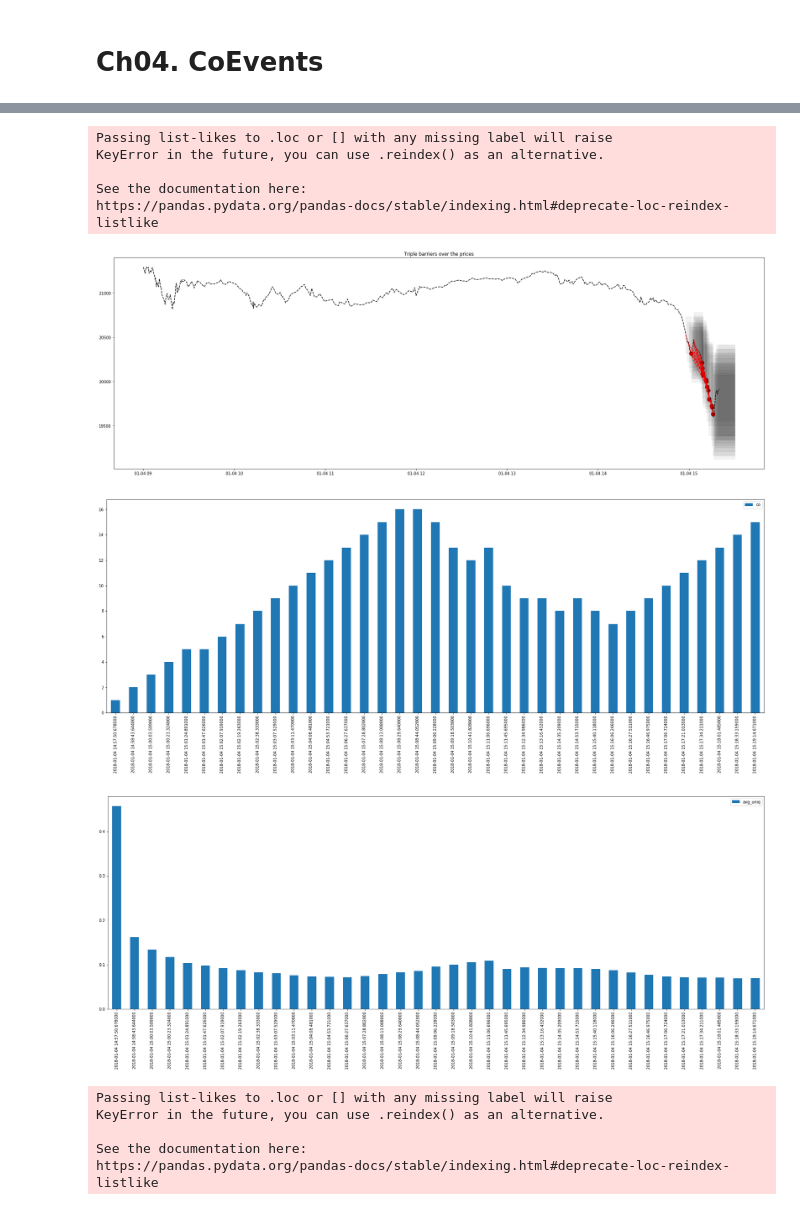
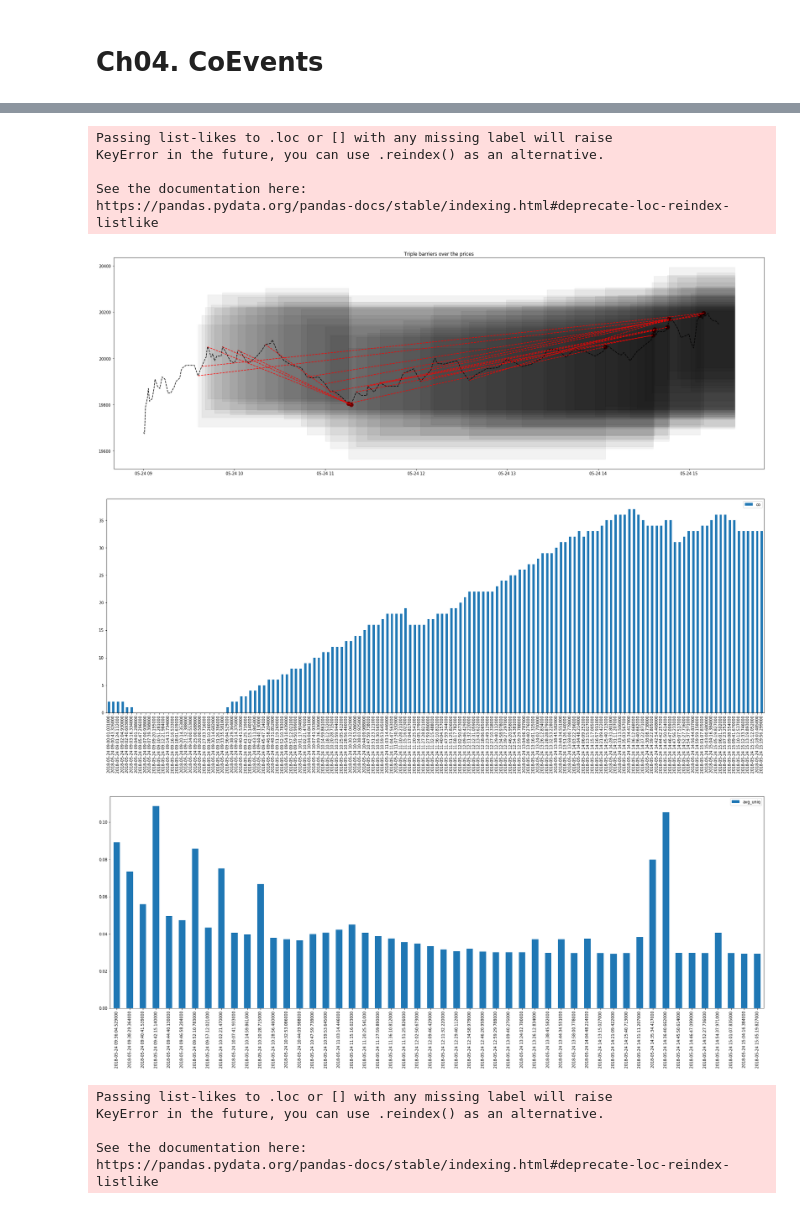
Before and after one commit to cw-jang/adv_finance, a Jupyter notebook: examples/Ch04/Ch04 CoEvents.ipynb, the cells around one changed output, grey strips where cells are left out. Cells and saved outputs as stored; diff of their text form; code cells hidden in the pictures.

```diff
--- a/examples/Ch04/Ch04 CoEvents.ipynb
+++ b/examples/Ch04/Ch04 CoEvents.ipynb
@@ -52,6 +52,6 @@ Wall time: 24.1 s
 # %%
 %%time
-num_co_events = sampling.get_num_co_events(timestamps=t_barrier_events.index, t1=t_barrier_events['t1'])
+num_co_events = sampling.get_num_co_events(timestamps=data.index, t1=t_barrier_events['t1'])
 num_co_events = num_co_events.loc[~num_co_events.index.duplicated(keep='first')]
 num_co_events = pd.DataFrame(num_co_events, columns=['co'])
 # %% [output]
@@ -129,14 +129,14 @@ Wall time: 3.75 s
 # %%
-plot_co_events('2018-01-04', df, t_barrier_events, num_co_events, avg_uniq)
+plot_co_events('2018-05-24', df, t_barrier_events, num_co_events, avg_uniq)
 # %% [output]
 Passing list-likes to .loc or [] with any missing label will raise
 KeyError in the future, you can use .reindex() as an alternative.
 
 See the documentation here:
 https://pandas.pydata.org/pandas-docs/stable/indexing.html#deprecate-loc-reindex-listlike
-[figure, old version]
+[figure, new version]
-[figure, old version]
+[figure, new version]
-[figure, old version]
+[figure, new version]
 # %%
 plot_co_events('2018-01-05', df, t_barrier_events, num_co_events, avg_uniq)
 # %% [output]
```
Also changed, not shown: parts of 4 cells of this notebook, 4 other files.
